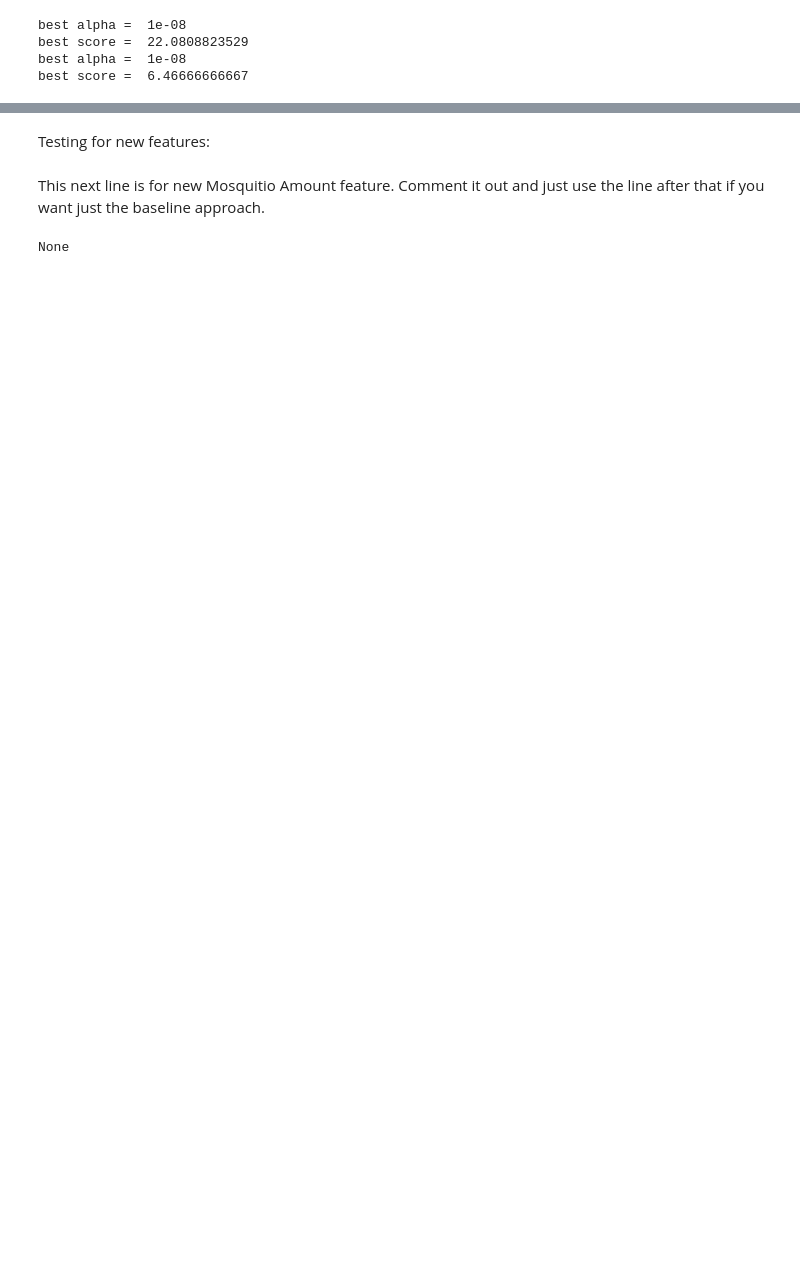
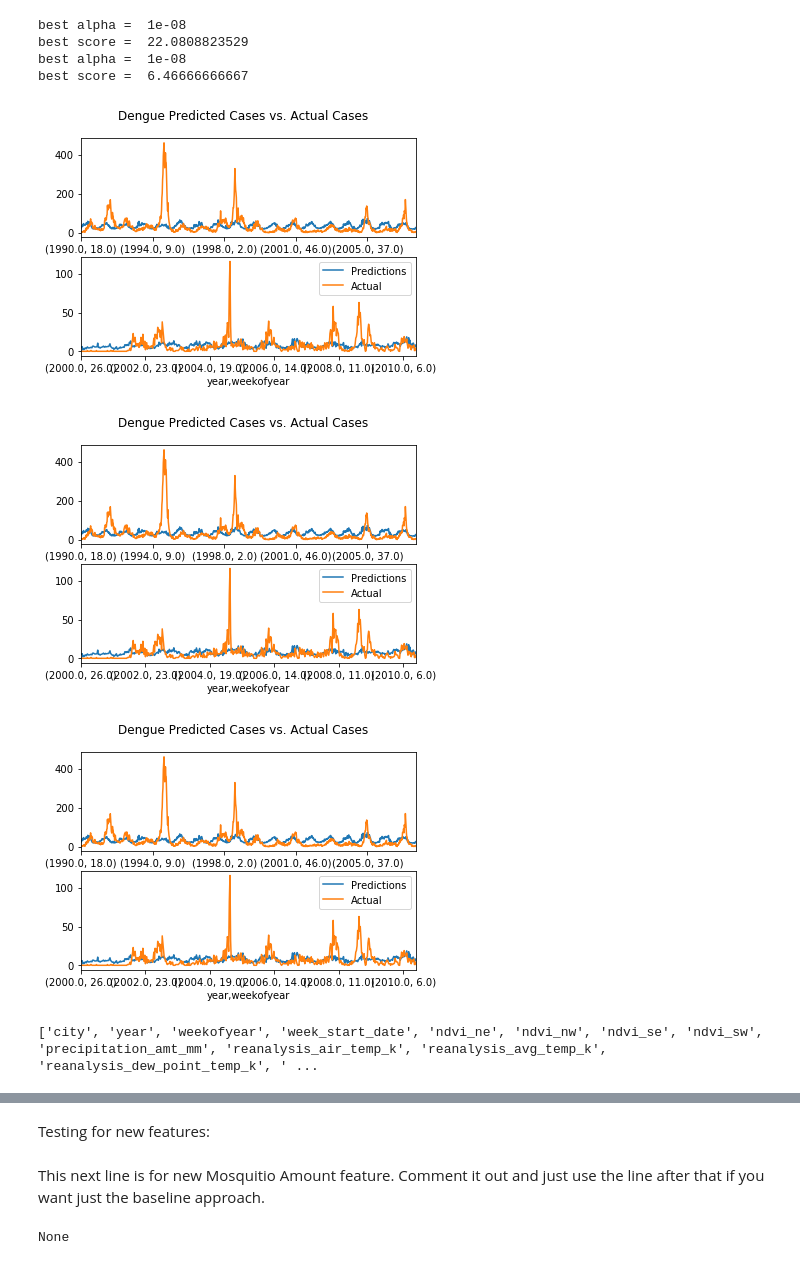
Before and after one commit to esimran/Artificial-Intelligence---iX17, a Jupyter notebook: iX - AI 2017/DengAI.ipynb, the cells around one changed output, grey strips where cells are left out. Saved outputs shown, nothing was run; the diff lists cells and outputs as text; code cells hidden in the pictures; blank space fills up the shorter version.

```diff
--- a/iX - AI 2017/DengAI.ipynb
+++ b/iX - AI 2017/DengAI.ipynb
@@ -117,3 +135,27 @@ submission = pd.read_csv('./input/submission_format.csv',
 
 submission.total_cases = np.concatenate([sj_predictions, iq_predictions])
 submission.to_csv("./input/bench_submission.csv")
+# %%
+figs, axes = plt.subplots(nrows=2, ncols=1)
+
+# plot sj
+sj_train['fitted'] = sj_best_model.fittedvalues
+sj_train.fitted.plot(ax=axes[0], label="Predictions")
+sj_train.total_cases.plot(ax=axes[0], label="Actual")
+
+# plot iq
+iq_train['fitted'] = iq_best_model.fittedvalues
+iq_train.fitted.plot(ax=axes[1], label="Predictions")
+iq_train.total_cases.plot(ax=axes[1], label="Actual")
+
+plt.suptitle("Dengue Predicted Cases vs. Actual Cases")
+plt.legend()
+plt.show()
+# %% [output]
+[figure, added]
+[figure, added]
+[figure, added]
+# %%
+print((total_features.columns.values.tolist()))
+# %% [output]
+['city', 'year', 'weekofyear', 'week_start_date', 'ndvi_ne', 'ndvi_nw', 'ndvi_se', 'ndvi_sw', 'precipitation_amt_mm', 'reanalysis_air_temp_k', 'reanalysis_avg_temp_k', 'reanalysis_dew_point_temp_k', ' ...
```
Also changed, not shown: parts of 15 cells of this notebook.
